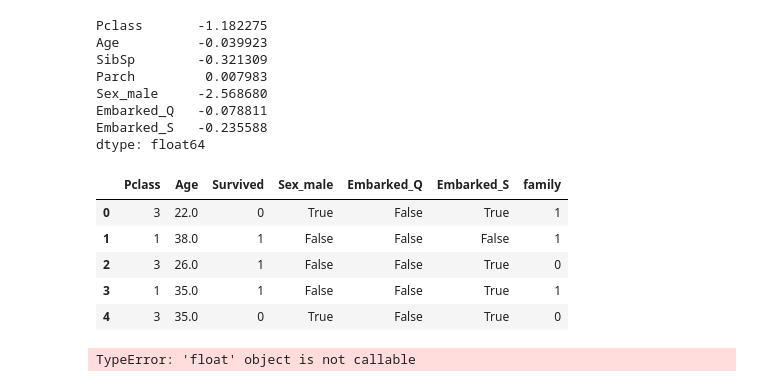
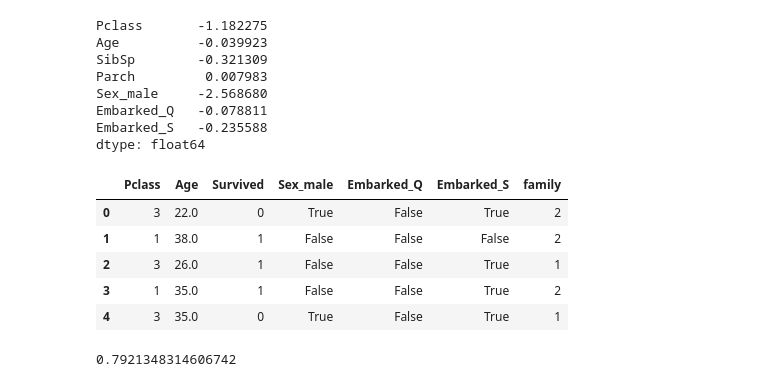
Before and after one commit to Choiwanwoo-03/MachineLearning_CodePractice, a Jupyter notebook: Logistic_Regression.ipynb, the cells around one changed output. Saved outputs shown, nothing was run; the diff lists cells and outputs as text; code cells hidden in the pictures.

```diff
--- a/Logistic_Regression.ipynb
+++ b/Logistic_Regression.ipynb
@@ -166,16 +167,16 @@ Embarked_Q   -0.078811
 Embarked_S   -0.235588
 dtype: float64
 # %%
-data['family'] = data['SibSp'] + data['Parch']
+data['family'] = data['SibSp'] + data['Parch'] + 1
 data.drop(['SibSp', 'Parch'], axis = 1, inplace = True)
 data.head()
 # %% [output]
 |  | Pclass | Age | Survived | Sex_male | Embarked_Q | Embarked_S | family |
-| 0 | 3 | 22.0 | 0 | True | False | True | 1 |
-| 1 | 1 | 38.0 | 1 | False | False | False | 1 |
-| 2 | 3 | 26.0 | 1 | False | False | True | 0 |
-| 3 | 1 | 35.0 | 1 | False | False | True | 1 |
-| 4 | 3 | 35.0 | 0 | True | False | True | 0 |
+| 0 | 3 | 22.0 | 0 | True | False | True | 2 |
+| 1 | 1 | 38.0 | 1 | False | False | False | 2 |
+| 2 | 3 | 26.0 | 1 | False | False | True | 1 |
+| 3 | 1 | 35.0 | 1 | False | False | True | 2 |
+| 4 | 3 | 35.0 | 0 | True | False | True | 1 |
 # %%
 X = data.drop('Survived', axis = 1)
 y = data['Survived']
@@ -188,4 +189,4 @@ pred = model.predict(X_test)
 
 accuracy_score(y_test, pred)
 # %% [output]
-TypeError: 'float' object is not callable
+0.7921348314606742
```
Also changed, not shown: parts of 2 cells of this notebook.
